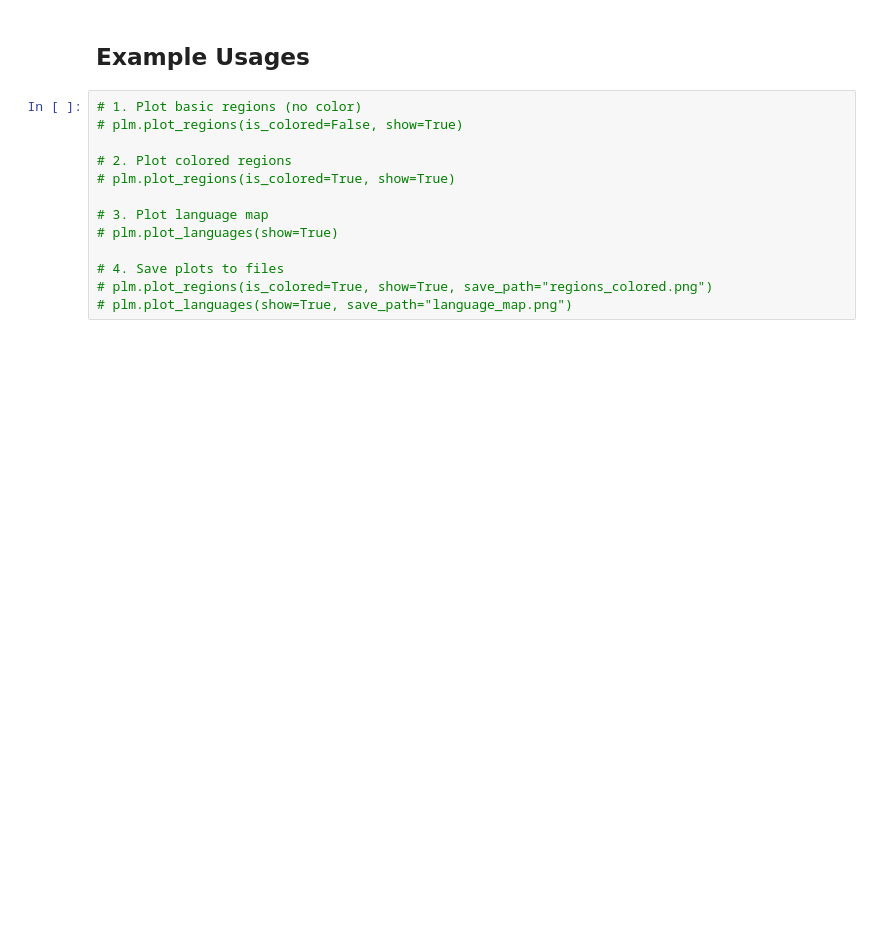
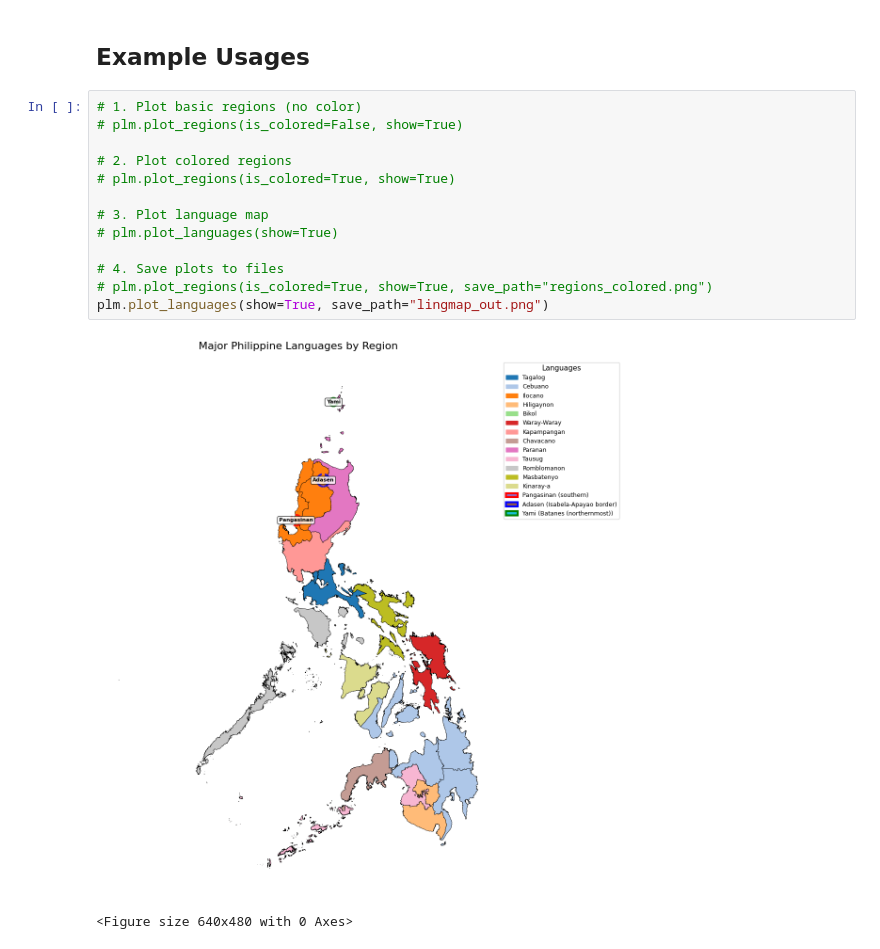
Before and after one commit to zrygan/nlp, a Jupyter notebook: language_similarity/lingmap/main.ipynb, the cells around one changed output. Saved outputs shown, nothing was run; the diff lists cells and outputs as text; blank space fills up the shorter version.

Commit message:
- Added artifact of lingmap - Fixed uv files for lingmap - Fixed README for Linguistic Atlas

```diff
--- a/language_similarity/lingmap/main.ipynb
+++ b/language_similarity/lingmap/main.ipynb
@@ -279,13 +279,16 @@ plm = PhilippineLanguageMap(".shape/psa_namria.shp")
 # %%
 # 1. Plot basic regions (no color)
 # plm.plot_regions(is_colored=False, show=True)
 
 # 2. Plot colored regions
 # plm.plot_regions(is_colored=True, show=True)
 
 # 3. Plot language map
 # plm.plot_languages(show=True)
 
 # 4. Save plots to files
 # plm.plot_regions(is_colored=True, show=True, save_path="regions_colored.png")
-# plm.plot_languages(show=True, save_path="language_map.png")
+plm.plot_languages(show=True, save_path="lingmap_out.png")
+# %% [output]
+[figure, added]
+<Figure size 640x480 with 0 Axes>
```
Also changed, not shown: 4 other files.
